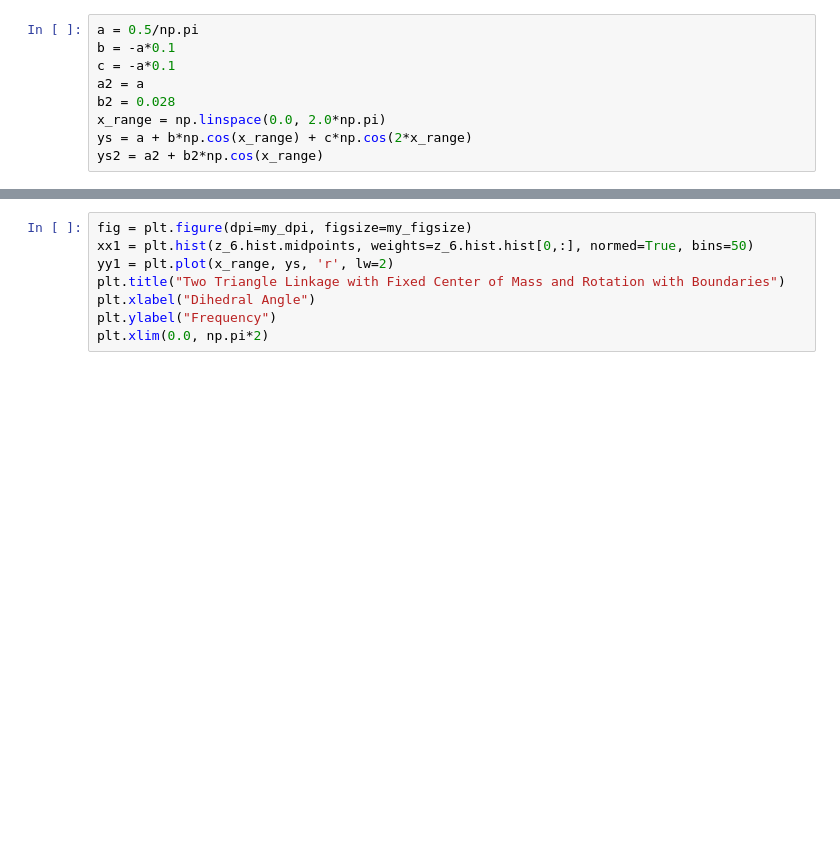
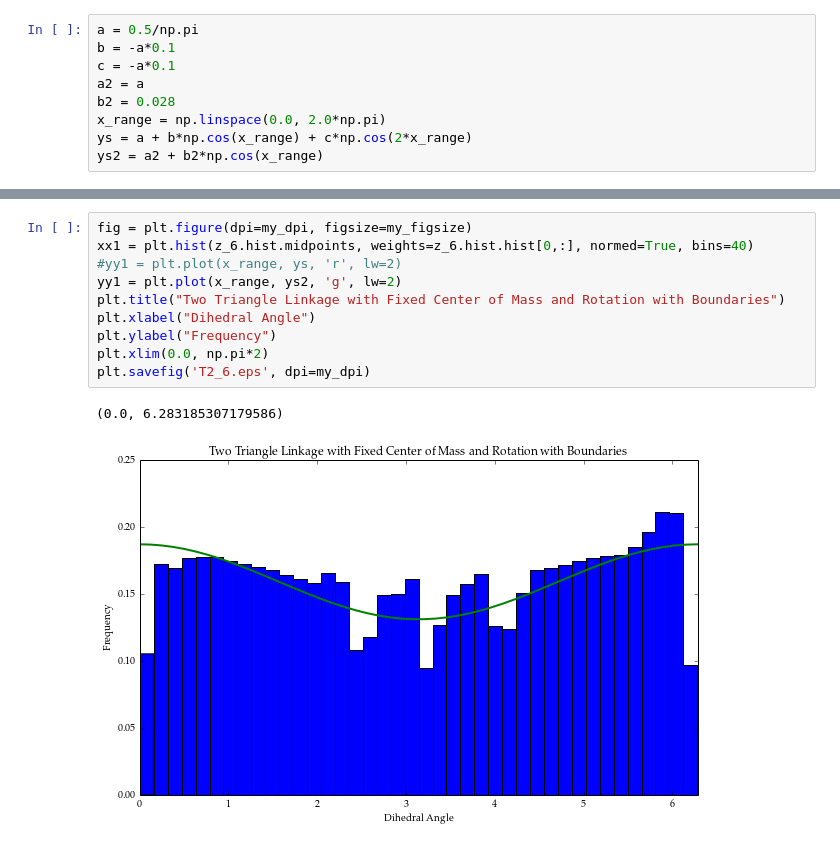
Before and after one commit to Danie1Johnson/research, a Jupyter notebook: BGMRBM T2 thesis.ipynb, the cells around one changed output, grey strips where cells are left out. Drawn from its saved outputs; the diff is of its cells as text; blank space fills up the shorter version.

```diff
--- a/BGMRBM T2 thesis.ipynb
+++ b/BGMRBM T2 thesis.ipynb
@@ -243,8 +286,13 @@ else:
 # %%
 fig = plt.figure(dpi=my_dpi, figsize=my_figsize)
-xx1 = plt.hist(z_6.hist.midpoints, weights=z_6.hist.hist[0,:], normed=True, bins=50)
-yy1 = plt.plot(x_range, ys, 'r', lw=2)
+xx1 = plt.hist(z_6.hist.midpoints, weights=z_6.hist.hist[0,:], normed=True, bins=40)
+#yy1 = plt.plot(x_range, ys, 'r', lw=2)
+yy1 = plt.plot(x_range, ys2, 'g', lw=2)
 plt.title("Two Triangle Linkage with Fixed Center of Mass and Rotation with Boundaries")
 plt.xlabel("Dihedral Angle")
 plt.ylabel("Frequency")
 plt.xlim(0.0, np.pi*2)
+plt.savefig('T2_6.eps', dpi=my_dpi)
+# %% [output]
+(0.0, 6.283185307179586)
+[figure, added]
```
Also changed, not shown: parts of 13 cells of this notebook, 6 other files.
